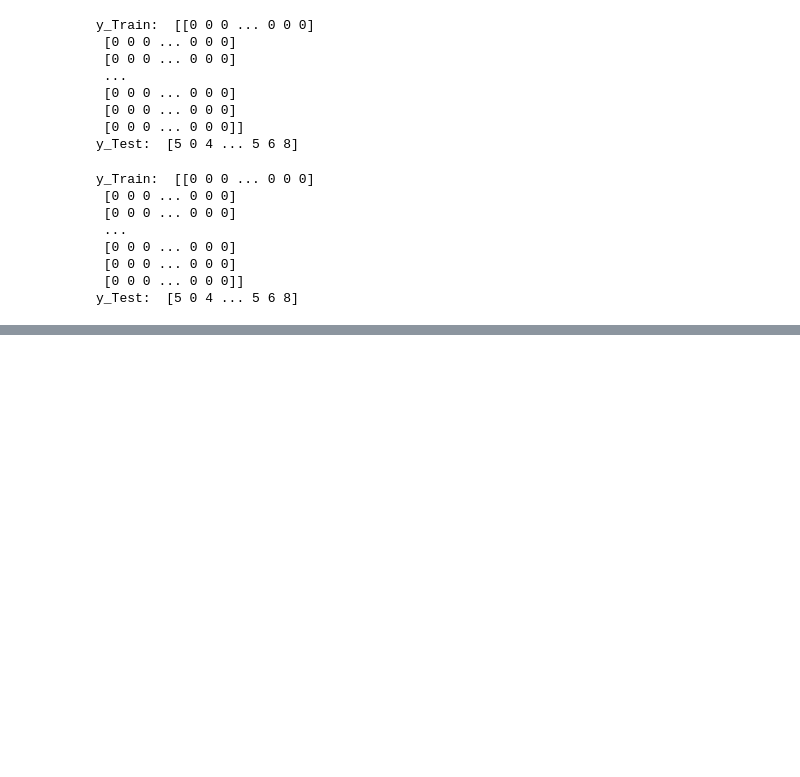
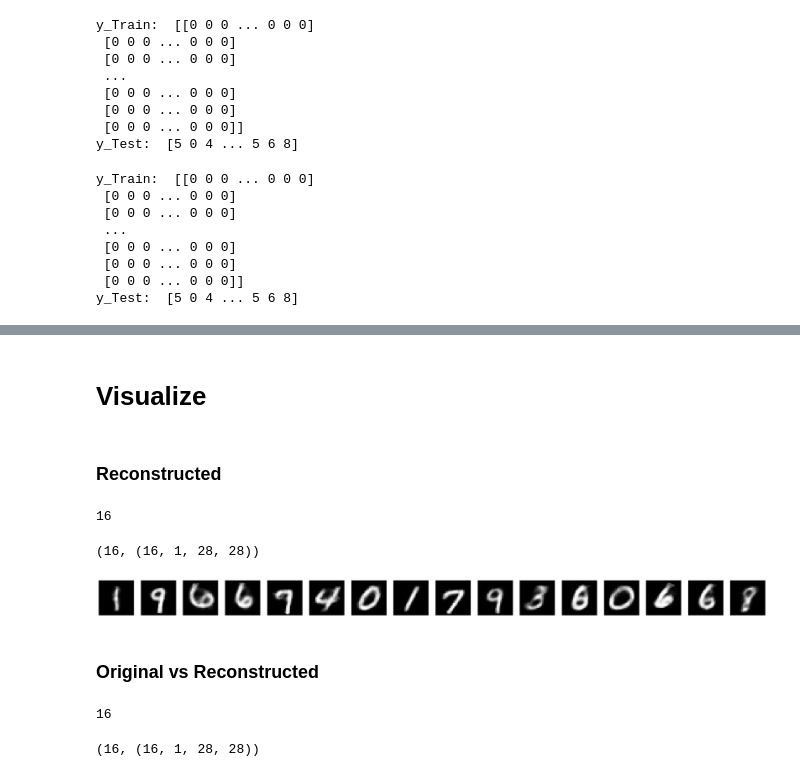
Before and after one commit to rohaan2614/var_from_scratch, a Jupyter notebook: var_from_scratch.ipynb, the cells around one changed output, grey strips where cells are left out. Cells and saved outputs as stored; diff of their text form; code cells hidden in the pictures; blank space fills up the shorter version.

```diff
--- a/var_from_scratch.ipynb
+++ b/var_from_scratch.ipynb
@@ -110,0 +209,5 @@ y_Test:  [5 0 4 ... 5 6 8]
+# %%
+# Create a DataLoader to handle batching of the training data
+train_loader = torch.utils.data.DataLoader(
+    X_train, batch_size=64, shuffle=True
+)
@@ -110,0 +252,10 @@ y_Test:  [5 0 4 ... 5 6 8]
+# %%
+import torch.optim as optim
+
+num_epochs = 10
+learning_rate = 0.001
+batch_size = 32
+
+# Define criterion and optimizer
+criterion = nn.MSELoss()
+optimizer = optim.Adam(autoencoder.parameters(), lr=learning_rate)
@@ -110,0 +307,47 @@ y_Test:  [5 0 4 ... 5 6 8]
+# %% [markdown]
+# Visualize
+# %% [markdown]
+### Reconstructed
+# %%
+# Move tensor to CPU and convert to numpy array
+reconstructed_images = decoded.cpu().detach().numpy()
+len(reconstructed_images)
+# %% [output]
+16
+# %%
+# Reshape the pixel values into images
+num_channels = 1
+height = 28
+width = 28
+reconstructed_images = reconstructed_images.reshape(len(reconstructed_images), num_channels, height, width)
+len(reconstructed_images), reconstructed_images.shape
+# %% [output]
+(16, (16, 1, 28, 28))
+# %%
+import matplotlib.pyplot as plt
+
+# Plot the reconstructed images
+fig, axes = plt.subplots(nrows=1, ncols=len(reconstructed_images), figsize=(len(reconstructed_images) * 2, 2))
+for i in range(len(reconstructed_images)):
+    if num_channels == 1:
+        axes[i].imshow(reconstructed_images[i][0], cmap='gray')
+    else:
+        axes[i].imshow(np.transpose(reconstructed_images[i], (1, 2, 0)))
+    axes[i].axis('off')
+plt.show()
+# %% [output]
+[figure, added]
+# %% [markdown]
+### Original vs Reconstructed
+# %%
+# Move tensor to CPU and convert to numpy array
+original_images = data.cpu().detach().numpy()
+len(original_images)
+# %% [output]
+16
+# %%
+# Reshape the pixel values into images
+original_images = original_images.reshape(len(original_images), num_channels, height, width)
+len(original_images), original_images.shape
+# %% [output]
+(16, (16, 1, 28, 28))
```
Also changed, not shown: parts of 11 cells of this notebook.
